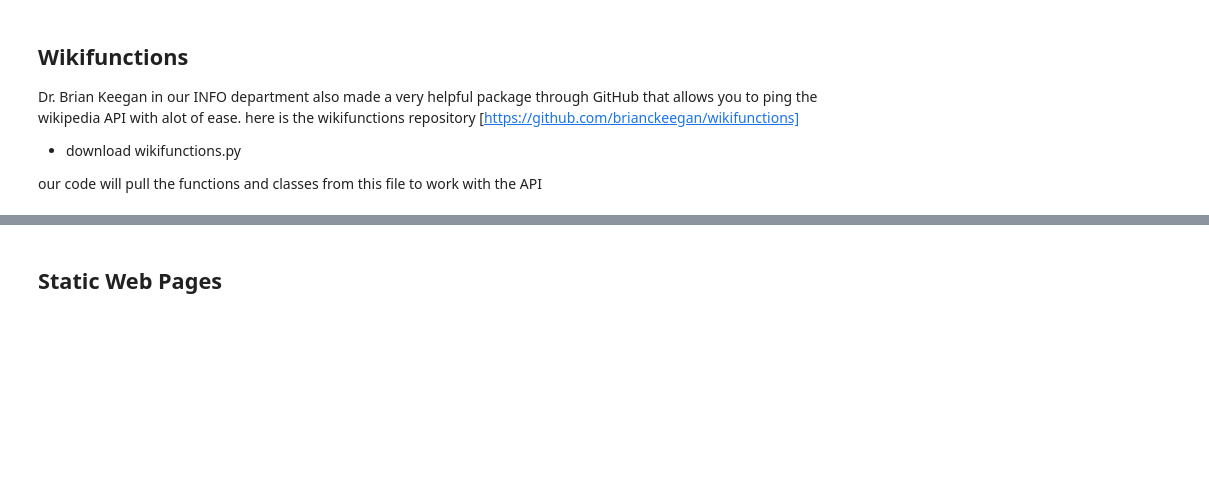
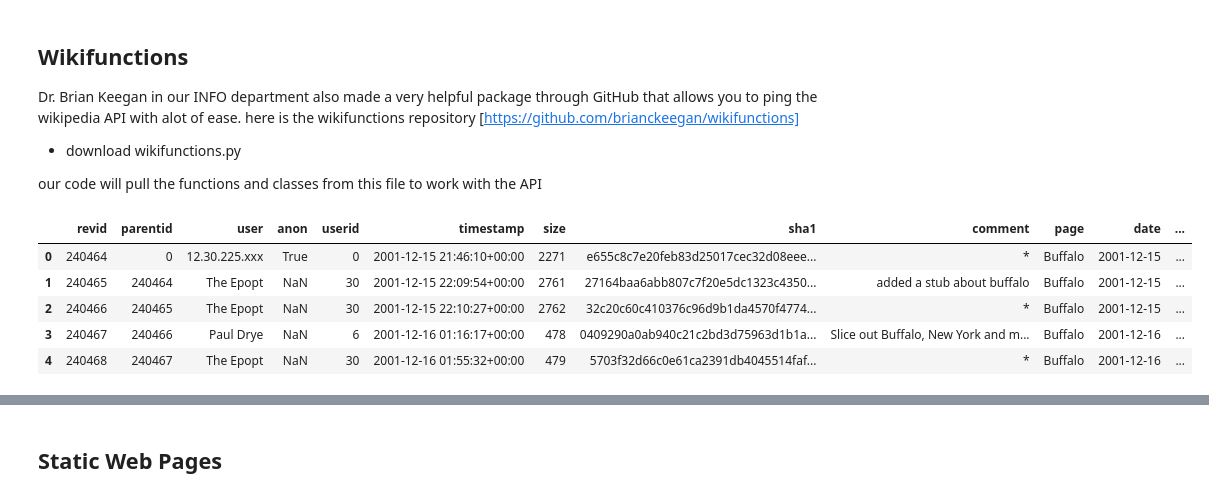
Before and after one commit to mazzyb1257/INFO_2201_MB_summerNotes, a Jupyter notebook: w5d3_dataWrangling.ipynb, the cells around one changed output, grey strips where cells are left out. Saved outputs shown, nothing was run; the diff lists cells and outputs as text; code cells hidden in the pictures; blank space fills up the shorter version.

```diff
--- a/w5d3_dataWrangling.ipynb
+++ b/w5d3_dataWrangling.ipynb
@@ -14,8 +14,16 @@ our code will pull the functions and classes from this file to work with the API
 import wikifunctions as wf
 # %%
 # Get all page revisions
-rev_dr = w
+rev_dr = wf.get_all_page_revisions("Buffalo")
 # %%
 # Get pageviews
+rev_dr.head()
+# %% [output]
+|  | revid | parentid | user | anon | userid | timestamp | size | sha1 | comment | page | date | ... |
+| 0 | 240464 | 0 | 12.30.225.xxx | True | 0 | 2001-12-15 21:46:10+00:00 | 2271 | e655c8c7e20feb83d25017cec32d08eee... | * | Buffalo | 2001-12-15 | ... |
+| 1 | 240465 | 240464 | The Epopt | NaN | 30 | 2001-12-15 22:09:54+00:00 | 2761 | 27164baa6abb807c7f20e5dc1323c4350... | added a stub about buffalo | Buffalo | 2001-12-15 | ... |
+| 2 | 240466 | 240465 | The Epopt | NaN | 30 | 2001-12-15 22:10:27+00:00 | 2762 | 32c20c60c410376c96d9b1da4570f4774... | * | Buffalo | 2001-12-15 | ... |
+| 3 | 240467 | 240466 | Paul Drye | NaN | 6 | 2001-12-16 01:16:17+00:00 | 478 | 0409290a0ab940c21c2bd3d75963d1b1a... | Slice out Buffalo, New York and m... | Buffalo | 2001-12-16 | ... |
+| 4 | 240468 | 240467 | The Epopt | NaN | 30 | 2001-12-16 01:55:32+00:00 | 479 | 5703f32d66c0e61ca2391db4045514faf... | * | Buffalo | 2001-12-16 | ... |
 # %%
 # Get current page content
```
Also changed, not shown: parts of 3 cells of this notebook.
